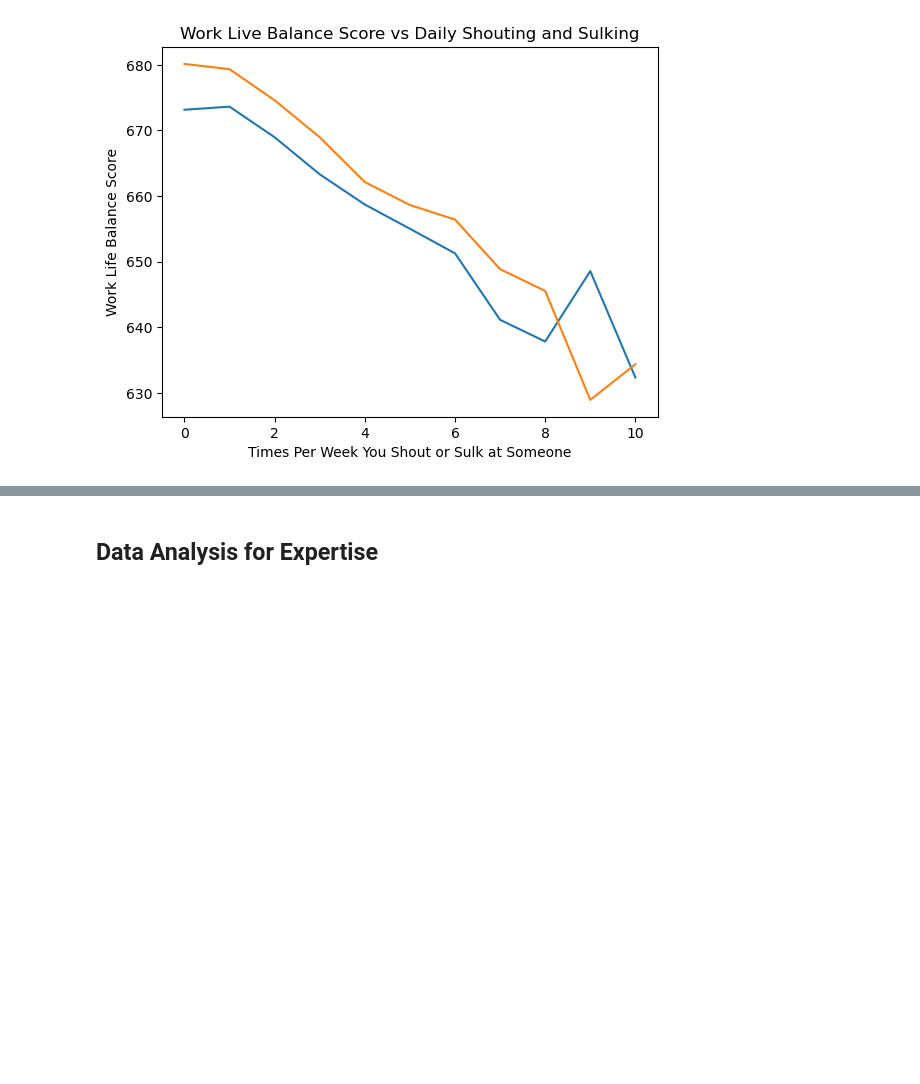
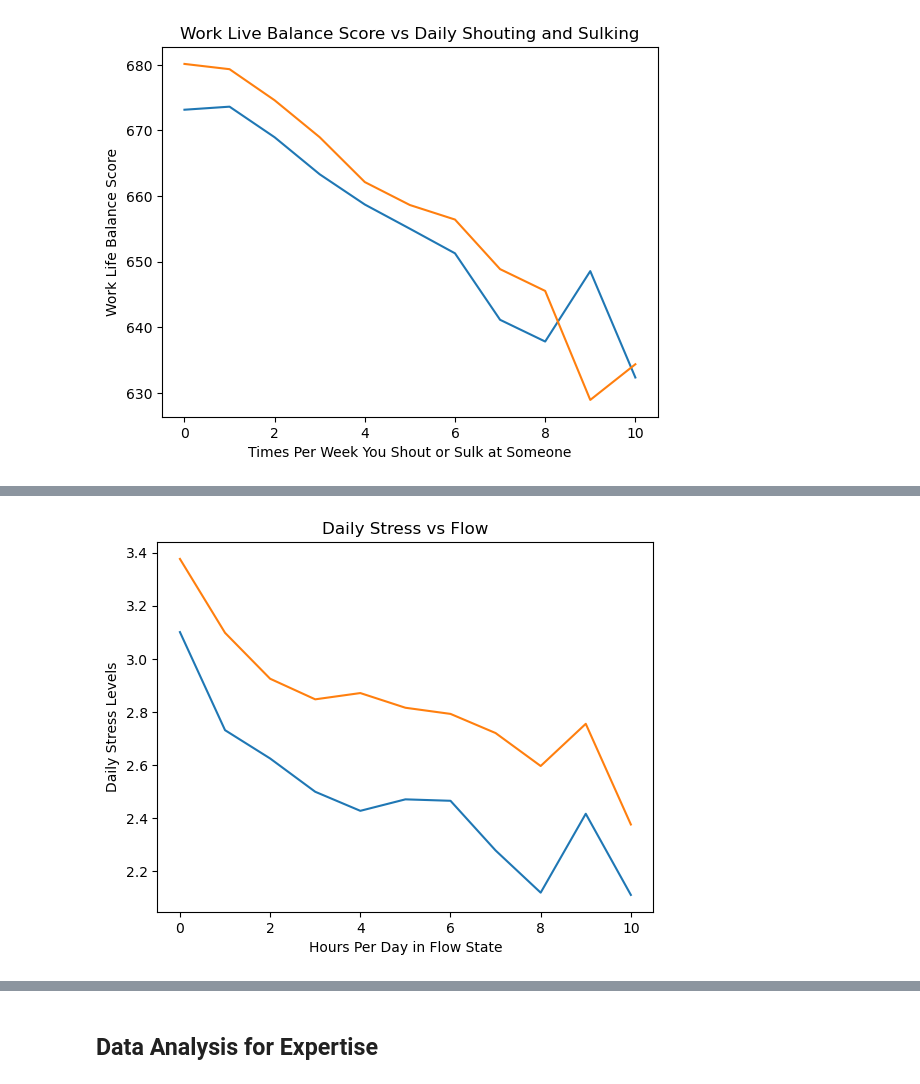
Before and after one commit to jenna-mk/Project_1, a Jupyter notebook: project_1_jenna.ipynb, the cells around one changed output, grey strips where cells are left out. Drawn from its saved outputs; the diff is of its cells as text; code cells hidden in the pictures; blank space fills up the shorter version.

```diff
--- a/project_1_jenna.ipynb
+++ b/project_1_jenna.ipynb
@@ -243,0 +221,16 @@ plt.show()
+# %%
+# Check how stress relates to other metrics associated with high work life balance scores
+# First check flow versus stress
+male_stressflow = male_mental_health.groupby('Flow')['Daily Stress'].mean()
+female_stressflow = female_mental_health.groupby('Flow')['Daily Stress'].mean()
+
+# Plot the lines
+male_stressflow.plot()
+female_stressflow.plot()
+
+plt.xlabel('Hours Per Day in Flow State')
+plt.ylabel('Daily Stress Levels')
+plt.title('Daily Stress vs Flow')
+plt.show()
+# %% [output]
+[figure, added]
```
Also changed, not shown: parts of 11 cells of this notebook.
